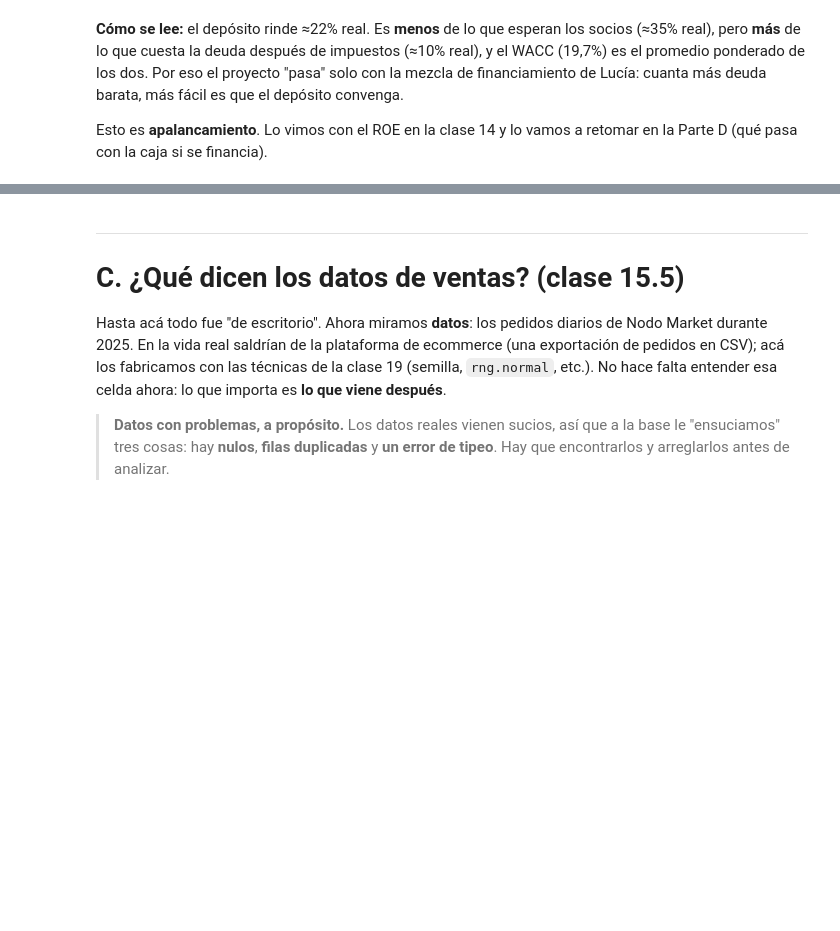
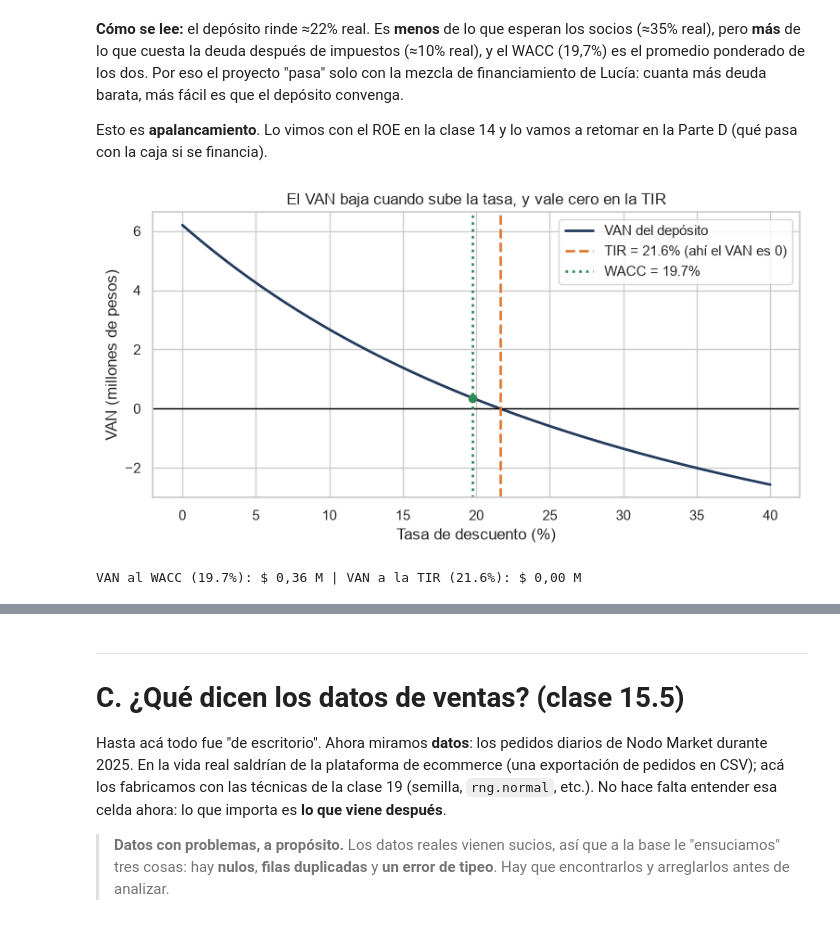
Before and after one commit to Datso653/Laboratorio-de-metodos-Cuantitativos-Aplicados-a-la-gestion, a Jupyter notebook: notebooks/21_Aplicaciones_economicas_integradas.ipynb, the cells around one changed output, grey strips where cells are left out. Drawn from its saved outputs; the diff is of its cells as text; code cells hidden in the pictures; blank space fills up the shorter version.

```diff
--- a/notebooks/21_Aplicaciones_economicas_integradas.ipynb
+++ b/notebooks/21_Aplicaciones_economicas_integradas.ipynb
@@ -338,3 +338,24 @@ plt.show()
 **Cómo se lee:** el depósito rinde ≈22% real. Es **menos** de lo que esperan los socios (≈35% real), pero **más** de lo que cuesta la deuda después de impuestos (≈10% real), y el WACC (19,7%) es el promedio ponderado de los dos. Por eso el proyecto "pasa" solo con la mezcla de financiamiento de Lucía: cuanta más deuda barata, más fácil es que el depósito convenga.
 
 Esto es **apalancamiento**. Lo vimos con el ROE en la clase 14 y lo vamos a retomar en la Parte D (qué pasa con la caja si se financia).
+# %%
+tasas = np.linspace(0, 0.40, 200)                          # tasas de descuento entre 0% y 40%
+vans_por_tasa = [van(flujos, t) / 1e6 for t in tasas]       # el VAN del depósito con cada tasa, en millones
+tir_deposito = tir(flujos)
+
+fig, ax = plt.subplots(figsize=(9, 4))
+ax.plot(tasas * 100, vans_por_tasa, color=AZUL, lw=2, label="VAN del depósito")
+ax.axhline(0, color="black", lw=1)                                              # la línea del VAN = 0
+ax.axvline(tir_deposito * 100, color=NARANJA, ls="--", lw=2, label=f"TIR = {tir_deposito:.1%} (ahí el VAN es 0)")
+ax.axvline(R * 100, color=VERDE, ls=":", lw=2, label=f"WACC = {R:.1%}")
+ax.scatter(R * 100, van(flujos, R) / 1e6, color=VERDE, zorder=3)                # el VAN que calculamos arriba
+ax.set_xlabel("Tasa de descuento (%)")
+ax.set_ylabel("VAN (millones de pesos)")
+ax.set_title("El VAN baja cuando sube la tasa, y vale cero en la TIR")
+ax.legend()
+plt.show()
+
+print(f"VAN al WACC ({R:.1%}): {millones(van(flujos, R))} | VAN a la TIR ({tir_deposito:.1%}): {millones(round(van(flujos, tir_deposito)))}")
+# %% [output]
+[figure, added]
+VAN al WACC (19.7%): $ 0,36 M | VAN a la TIR (21.6%): $ 0,00 M
```
Also changed, not shown: parts of 7 cells of this notebook.
